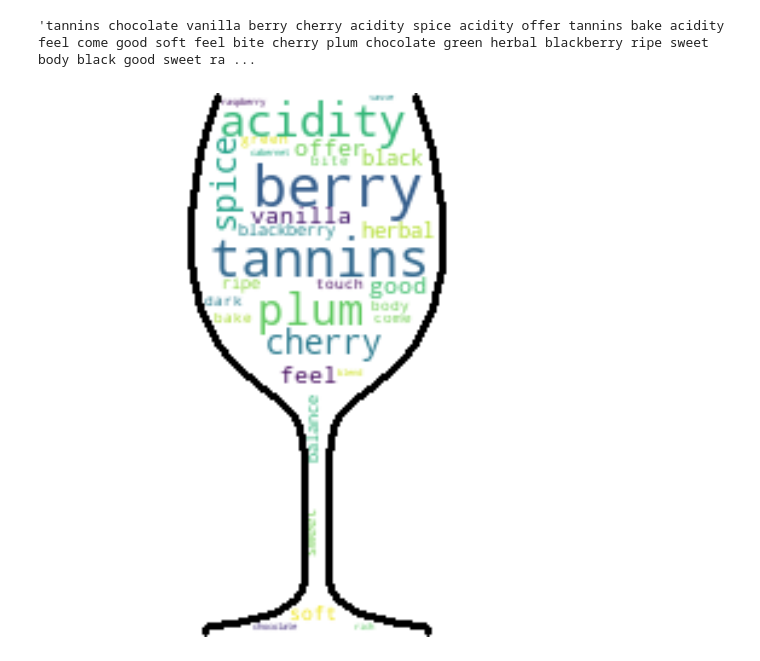
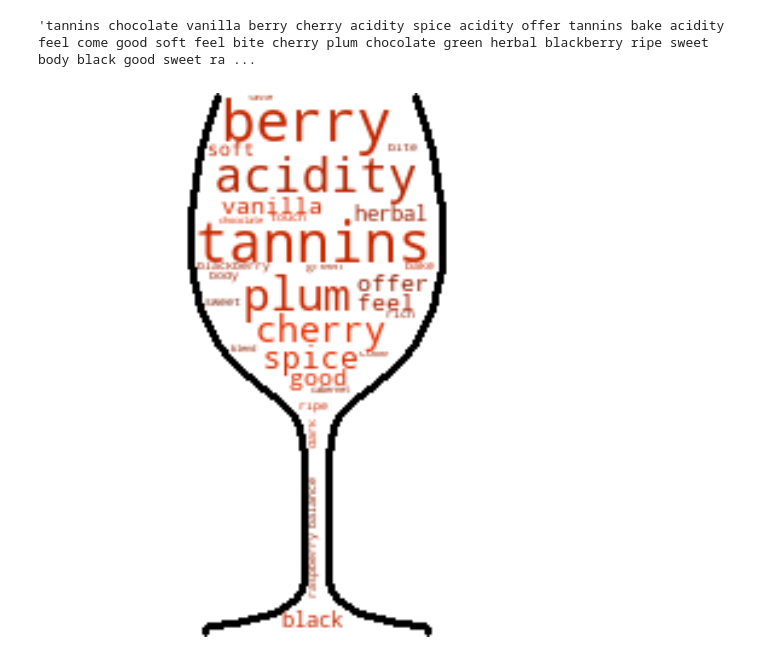
Before and after one commit to vanessapolliard/which-wine, a Jupyter notebook: notebooks/data_exploration.ipynb, the cells around one changed output. Drawn from its saved outputs; the diff is of its cells as text; code cells hidden in the pictures.

```diff
--- a/notebooks/data_exploration.ipynb
+++ b/notebooks/data_exploration.ipynb
@@ -1058,16 +1058,23 @@ freq_str2 = ' '.join(freq)
 freq_str2
 # %% [output]
 'tannins chocolate vanilla berry cherry acidity spice acidity offer tannins bake acidity feel come good soft feel bite cherry plum chocolate green herbal blackberry ripe sweet body black good sweet ra ...
+# %%
+def random_color_func(word=None, font_size=None, position=None,  orientation=None, font_path=None, random_state=None):
+    h = int(360.0 * 9 / 255.0)
+    s = int(100.0 * 255.0 / 255.0)
+    l = int(100.0 * float(random_state.randint(60, 120)) / 255.0)
+
+    return "hsl({}, {}%, {}%)".format(h, s, l)
 # %%
 wc = WordCloud(background_color="white", max_words=50, mask=transformed_wine_mask,
-               stopwords=stop_words, contour_width=3, contour_color='black')
+               stopwords=stop_words, contour_width=3, contour_color='black',color_func=random_color_func)
 
 # Generate a wordcloud
 wc.generate(freq_str2)
 
 plt.figure(figsize=[20,10])
 plt.imshow(wc, interpolation='bilinear')
 plt.axis("off")
 plt.show()
 # %% [output]
-[figure, old version]
+[figure, new version]
```
Also changed, not shown: 2 other files.
